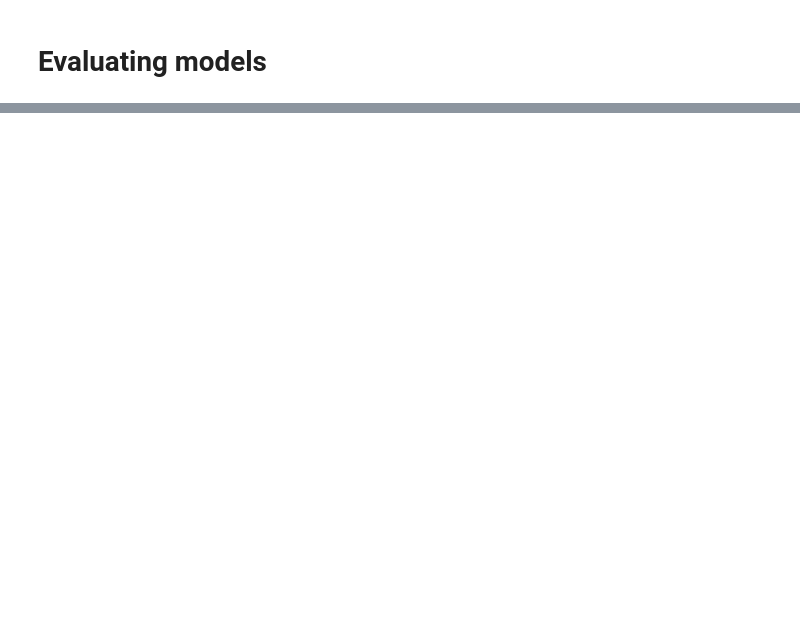
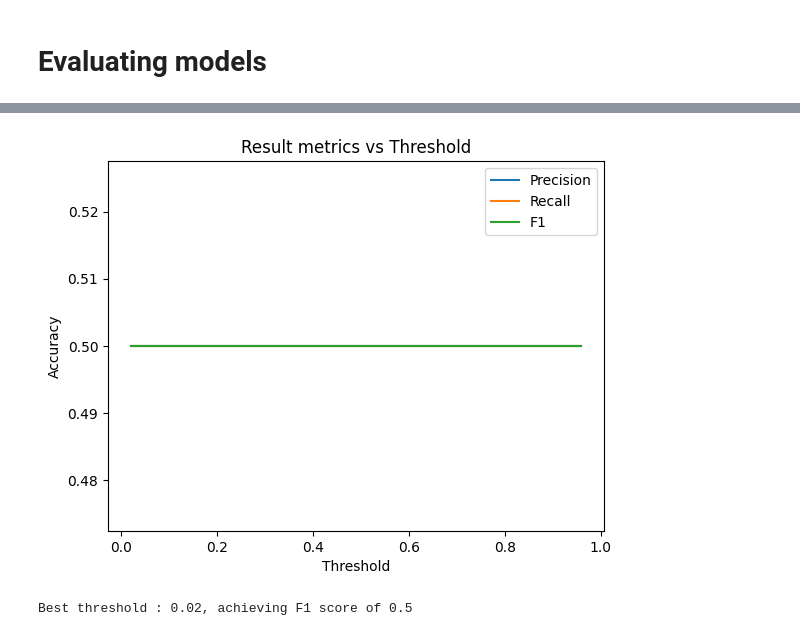
Before and after one commit to TomFiz/neuroforest, a Jupyter notebook: neuroforest-master/notebooks/analyze_trajectories.ipynb, the cells around one changed output, grey strips where cells are left out. Drawn from its saved outputs; the diff is of its cells as text; code cells hidden in the pictures; blank space fills up the shorter version.

```diff
--- a/neuroforest-master/notebooks/analyze_trajectories.ipynb
+++ b/neuroforest-master/notebooks/analyze_trajectories.ipynb
@@ -316,0 +393,10 @@ def eval(model, x_test, y_test):
+# %%
+f1 = eval_binaryclass(temporal_cnn, x_test, y_test)
+# %% [output]
+[figure, added]
+# %%
+id_threshold = np.argmax(f1)
+max_f1 = f1[id_threshold]
+print(f"Best threshold : {id_threshold * 0.02 + 0.02}, achieving F1 score of {max_f1}")
+# %% [output]
+Best threshold : 0.02, achieving F1 score of 0.5
```
Also changed, not shown: parts of 13 cells of this notebook.
